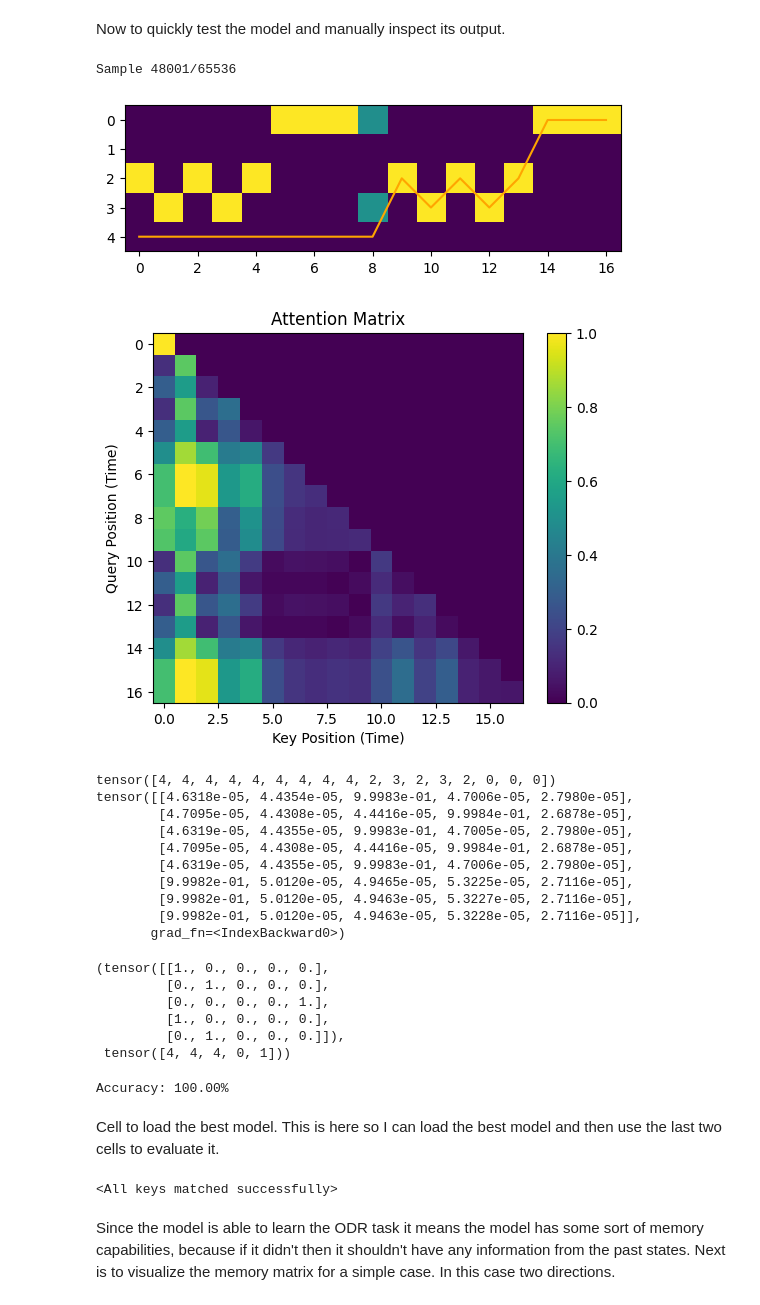
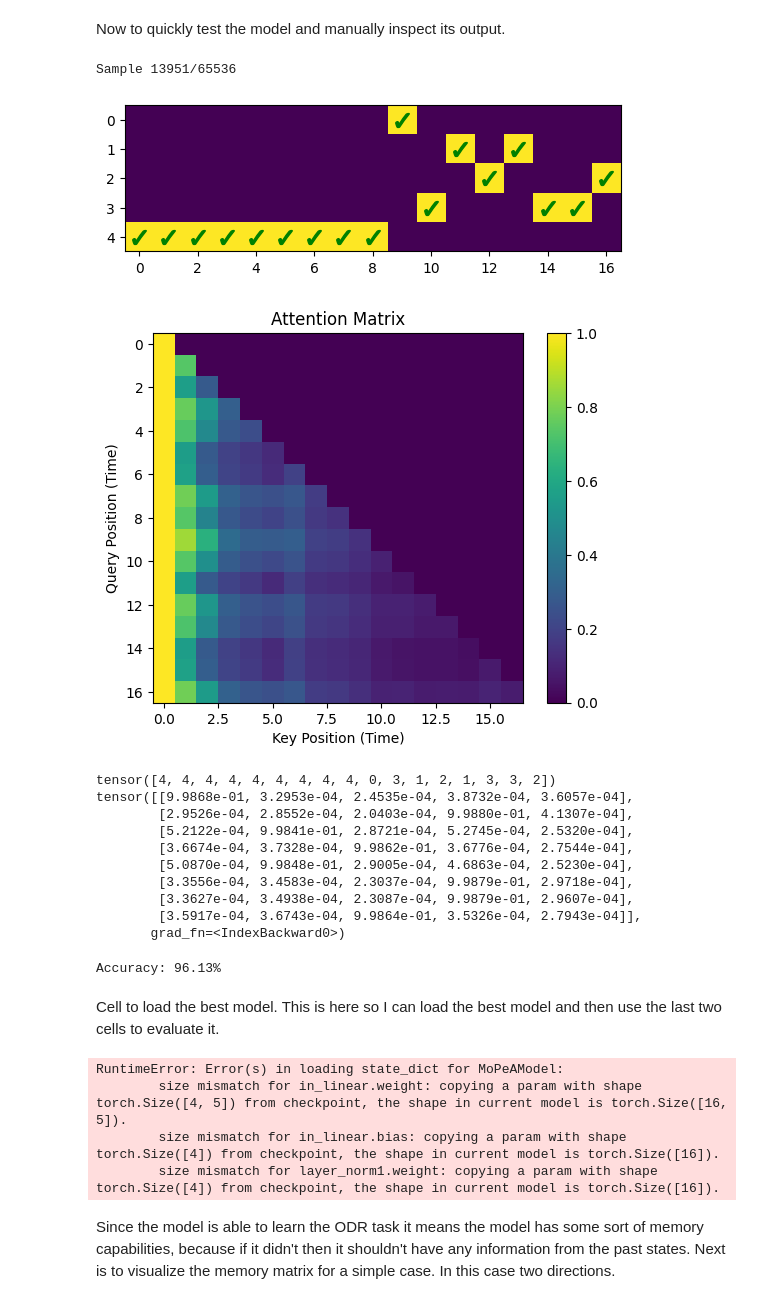
Before and after one commit to IanPTan/MoPeA, a Jupyter notebook: src/rote_test.ipynb, the cells around one changed output. Saved outputs shown, nothing was run; the diff lists cells and outputs as text; code cells hidden in the pictures.

```diff
--- a/src/rote_test.ipynb
+++ b/src/rote_test.ipynb
@@ -84,12 +84,12 @@ SEQ_LEN = 8
 #dataset = ODRDataset(DIRECTIONS, 10, 20)
 dataset = RoteDataset(DIRECTIONS, SEQ_LEN)
 dataloader = DataLoader(dataset, batch_size=64, shuffle=True)
-model = mm.MoPeAModel(DIRECTIONS + 1, DIRECTIONS * 2, DIRECTIONS + 1, DIRECTIONS, depth=1)
+model = mm.MoPeAModel(DIRECTIONS + 1, DIRECTIONS * 4, DIRECTIONS + 1, DIRECTIONS, depth=1)
 
 raw_criterion = nn.CrossEntropyLoss(reduction="none")
 def criterion(outputs, labels):
     blank_label = labels.max()
-    mask = (labels != blank_label) + 1e-3
+    mask = (labels != blank_label) + 1
 
     outputs = outputs.view(-1, outputs.shape[-1])
     labels = labels.view(-1)
@@ -176,12 +176,11 @@ plt.show()
 # %% [markdown]
 Now to quickly test the model and manually inspect its output.
 # %%
-EXAMPLE_INDEX = -1
+EXAMPLE_INDEX = 44225
 # %%
-EXAMPLE_INDEX = 48000
-#EXAMPLE_INDEX += 1
-if EXAMPLE_INDEX >= len(dataset):
-    EXAMPLE_INDEX = 0
+#EXAMPLE_INDEX = 44235
+EXAMPLE_INDEX += 12345
+EXAMPLE_INDEX %= len(dataset)
 print(f"Sample {EXAMPLE_INDEX + 1}/{len(dataset)}")
 
 x, labels = dataset[EXAMPLE_INDEX]
@@ -196,58 +195,48 @@ k_sample = k[0].detach()[0]
 q_mag = pt.norm(q_sample, dim=-1, keepdim=True)
 k_mag = pt.norm(k_sample, dim=-1, keepdim=True)
 q_normalized = q_sample / (q_mag + 1e-8)
 k_normalized = k_sample / (k_mag + 1e-8)
 d_k = q_sample.shape[-1]
 
 #scores = pt.matmul(q_sample, k_sample..T) / (d_k ** 0.5)
 scores = pt.matmul(q_normalized, k_normalized.T).abs()
 mask = pt.tril(pt.ones_like(scores))
 #scores = scores.masked_fill(mask == 0, float('-inf'))
 scores = scores.masked_fill(mask == 0, 0)
 #att_matrix = pt.softmax(scores, dim=-1)
 att_matrix = scores / scores.sum(dim=-1)
 #att_matrix = scores
 
 #plt.imshow(x[0].T)
 #plt.show()
 
 plt.imshow(y[0].detach().T)
-plt.plot(labels[0], color="orange")
+plt.scatter(pt.arange(len(labels[0])), labels[0], color="green", marker="$\\checkmark$", s=100)
 plt.show()
 
 plt.imshow(att_matrix, vmin=0, vmax=1)
 plt.colorbar()
-plt.title("Attention Matrix")
+plt.title("Attention Matrix (proportion of alignment)")
 plt.xlabel("Key Position (Time)")
 plt.ylabel("Query Position (Time)")
 plt.show()
 
 print(labels[0])
 print(y[0][labels[0]!=labels.max()])
 # %% [output]
-Sample 48001/65536
+Sample 13951/65536
-[figure, old version]
+[figure, new version]
-[figure, old version]
+[figure, new version]
-tensor([4, 4, 4, 4, 4, 4, 4, 4, 4, 2, 3, 2, 3, 2, 0, 0, 0])
-tensor([[4.6318e-05, 4.4354e-05, 9.9983e-01, 4.7006e-05, 2.7980e-05],
-        [4.7095e-05, 4.4308e-05, 4.4416e-05, 9.9984e-01, 2.6878e-05],
-        [4.6319e-05, 4.4355e-05, 9.9983e-01, 4.7005e-05, 2.7980e-05],
-        [4.7095e-05, 4.4308e-05, 4.4416e-05, 9.9984e-01, 2.6878e-05],
-        [4.6319e-05, 4.4355e-05, 9.9983e-01, 4.7006e-05, 2.7980e-05],
-        [9.9982e-01, 5.0120e-05, 4.9465e-05, 5.3225e-05, 2.7116e-05],
-        [9.9982e-01, 5.0120e-05, 4.9463e-05, 5.3227e-05, 2.7116e-05],
-        [9.9982e-01, 5.0120e-05, 4.9463e-05, 5.3228e-05, 2.7116e-05]],
+tensor([4, 4, 4, 4, 4, 4, 4, 4, 4, 0, 3, 1, 2, 1, 3, 3, 2])
+tensor([[9.9868e-01, 3.2953e-04, 2.4535e-04, 3.8732e-04, 3.6057e-04],
+        [2.9526e-04, 2.8552e-04, 2.0403e-04, 9.9880e-01, 4.1307e-04],
+        [5.2122e-04, 9.9841e-01, 2.8721e-04, 5.2745e-04, 2.5320e-04],
+        [3.6674e-04, 3.7328e-04, 9.9862e-01, 3.6776e-04, 2.7544e-04],
+        [5.0870e-04, 9.9848e-01, 2.9005e-04, 4.6863e-04, 2.5230e-04],
+        [3.3556e-04, 3.4583e-04, 2.3037e-04, 9.9879e-01, 2.9718e-04],
+        [3.3627e-04, 3.4938e-04, 2.3087e-04, 9.9879e-01, 2.9607e-04],
+        [3.5917e-04, 3.6743e-04, 9.9864e-01, 3.5326e-04, 2.7943e-04]],
        grad_fn=<IndexBackward0>)
-# %%
-dataset[0][1]
-gen_seq(4, 2, 1)
-# %% [output]
-(tensor([[1., 0., 0., 0., 0.],
-         [0., 1., 0., 0., 0.],
-         [0., 0., 0., 0., 1.],
-         [1., 0., 0., 0., 0.],
-         [0., 1., 0., 0., 0.]]),
- tensor([4, 4, 4, 0, 1]))
 # %%
 num_correct = 0
 model.eval()
@@ -258,12 +247,15 @@ for x, labels in tqdm(dataloader, desc="Testing...", unit="sample"):
     num_correct += int((y.detach().argmax(dim=-1)[:, -resp_len:] == labels[:, -resp_len:]).sum())
 print(f"Accuracy: {num_correct / len(dataset) / resp_len * 100:.2f}%")
 # %% [output]
-Accuracy: 100.00%
+Accuracy: 96.13%
 # %% [markdown]
 Cell to load the best model. This is here so I can load the best model and then use the last two cells to evaluate it.
 # %%
 model.load_state_dict(pt.load('best8n.pth'))
 # %% [output]
-<All keys matched successfully>
+RuntimeError: Error(s) in loading state_dict for MoPeAModel:
+        size mismatch for in_linear.weight: copying a param with shape torch.Size([4, 5]) from checkpoint, the shape in current model is torch.Size([16, 5]).
+        size mismatch for in_linear.bias: copying a param with shape torch.Size([4]) from checkpoint, the shape in current model is torch.Size([16]).
+        size mismatch for layer_norm1.weight: copying a param with shape torch.Size([4]) from checkpoint, the shape in current model is torch.Size([16]).
 # %% [markdown]
 Since the model is able to learn the ODR task it means the model has some sort of memory capabilities, because if it didn't then it shouldn't have any information from the past states. Next is to visualize the memory matrix for a simple case. In this case two directions.
```
Also changed, not shown: parts of 1 cell of this notebook, 9 other files.
